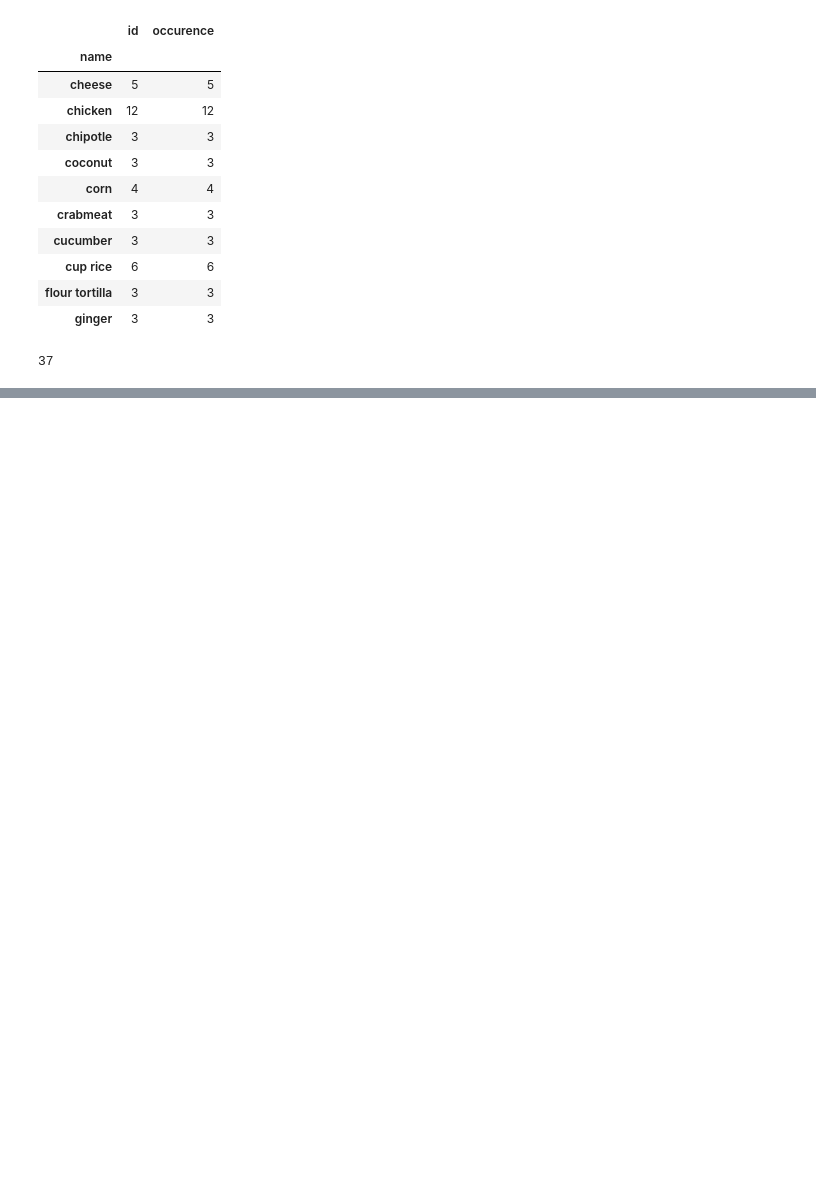
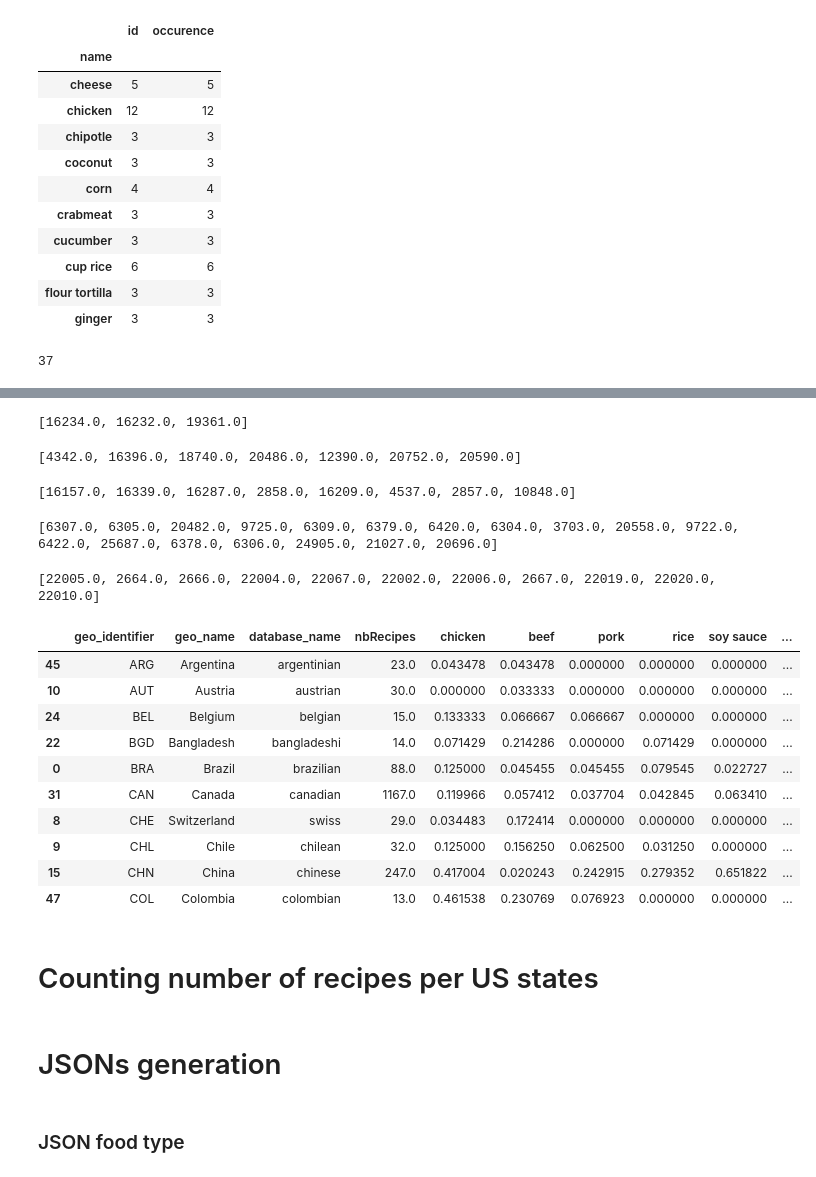
Before and after one commit to Rivollet/ADAProject, a Jupyter notebook: data-analysis/Ingredient_labelization.ipynb, the cells around one changed output, grey strips where cells are left out. Saved outputs shown, nothing was run; the diff lists cells and outputs as text; code cells hidden in the pictures; blank space fills up the shorter version.

Commit message:
Food types

```diff
--- a/data-analysis/Ingredient_labelization.ipynb
+++ b/data-analysis/Ingredient_labelization.ipynb
@@ -154,14 +273,12 @@ len(df_ingredients_duplicates)
 # %%
-def initialize_dataFrame(json_name):
+def initialize_dataFrame_countries(json_name):
     with open(json_name) as data_file:
         agg_data = json.load(data_file)
 
-    df_countries = pd.DataFrame(columns=['country name', 'country adj', 'total recipe num'])
-    df_countries.index.set_names('country tag')
+    df_countries = pd.DataFrame(columns=['geo_identifier', 'geo_name', 'database_name', 'nbRecipes'])
 
     for country in agg_data["per_country"]:
-        df_countries.set_value(country["geo_identifier"], "country name", country["geo_name"].lower())
-        df_countries.set_value(country["geo_identifier"], "country adj", country["database_name"])
-        df_countries.set_value(country["geo_identifier"], "total recipe num", country["nbRecipes"])
+        df_countries.loc[len(df_countries)] = pd.Series([country["geo_identifier"], country["geo_name"], country["database_name"], country["nbRecipes"]],
+               index=['geo_identifier', 'geo_name', 'database_name', 'nbRecipes'])
 
-    return df_countries.sort_index()
+    return df_countries.sort_values(by='geo_identifier', ascending=True)
@@ -197,0 +285,9 @@ def find_ingredient_ids(name):
+# %%
+df_countries = initialize_dataFrame_countries('fullAggregatedData.json')
+
+df_countries = df_countries[df_countries['database_name'] != 'chili']
+if(len(df_countries[df_countries["geo_identifier"] == 'invalid']) != 0):
+    ISR_index = df_countries[df_countries["geo_identifier"] == 'invalid'].index.values[0]
+    df_countries.set_value(ISR_index, 'geo_identifier', 'ISR')
+    df_countries.set_value(ISR_index, 'geo_name', 'Israel')
+    df_countries.sort_values(by='geo_identifier', ascending=True)
@@ -299,0 +440,2 @@ df_countries.sort_index()
+# %%
+df_countries_and_ingredients = df_countries.copy()
@@ -299,0 +462,36 @@ df_countries.sort_index()
+# %%
+fill_dataFrame_countries_ingredient(df_countries_and_ingredients, df_ingredients, 'mozzarella')
+# %% [output]
+[16234.0, 16232.0, 19361.0]
+# %%
+fill_dataFrame_countries_ingredient(df_countries_and_ingredients, df_ingredients, 'garlic')
+# %% [output]
+[4342.0, 16396.0, 18740.0, 20486.0, 12390.0, 20752.0, 20590.0]
+# %%
+fill_dataFrame_countries_ingredient(df_countries_and_ingredients, df_ingredients, 'butter')
+# %% [output]
+[16157.0, 16339.0, 16287.0, 2858.0, 16209.0, 4537.0, 2857.0, 10848.0]
+# %%
+fill_dataFrame_countries_ingredient(df_countries_and_ingredients, df_ingredients, 'oil')
+# %% [output]
+[6307.0, 6305.0, 20482.0, 9725.0, 6309.0, 6379.0, 6420.0, 6304.0, 3703.0, 20558.0, 9722.0, 6422.0, 25687.0, 6378.0, 6306.0, 24905.0, 21027.0, 20696.0]
+# %%
+fill_dataFrame_countries_ingredient(df_countries_and_ingredients, df_ingredients, 'shrimp')
+# %% [output]
+[22005.0, 2664.0, 2666.0, 22004.0, 22067.0, 22002.0, 22006.0, 2667.0, 22019.0, 22020.0, 22010.0]
+# %%
+df_countries_and_ingredients.head(10)
+# %% [output]
+|  | geo_identifier | geo_name | database_name | nbRecipes | chicken | beef | pork | rice | soy sauce | ... |
+| 45 | ARG | Argentina | argentinian | 23.0 | 0.043478 | 0.043478 | 0.000000 | 0.000000 | 0.000000 | ... |
+| 10 | AUT | Austria | austrian | 30.0 | 0.000000 | 0.033333 | 0.000000 | 0.000000 | 0.000000 | ... |
+| 24 | BEL | Belgium | belgian | 15.0 | 0.133333 | 0.066667 | 0.066667 | 0.000000 | 0.000000 | ... |
+| 22 | BGD | Bangladesh | bangladeshi | 14.0 | 0.071429 | 0.214286 | 0.000000 | 0.071429 | 0.000000 | ... |
+| 0 | BRA | Brazil | brazilian | 88.0 | 0.125000 | 0.045455 | 0.045455 | 0.079545 | 0.022727 | ... |
+| 31 | CAN | Canada | canadian | 1167.0 | 0.119966 | 0.057412 | 0.037704 | 0.042845 | 0.063410 | ... |
+| 8 | CHE | Switzerland | swiss | 29.0 | 0.034483 | 0.172414 | 0.000000 | 0.000000 | 0.000000 | ... |
+| 9 | CHL | Chile | chilean | 32.0 | 0.125000 | 0.156250 | 0.062500 | 0.031250 | 0.000000 | ... |
+| 15 | CHN | China | chinese | 247.0 | 0.417004 | 0.020243 | 0.242915 | 0.279352 | 0.651822 | ... |
+| 47 | COL | Colombia | colombian | 13.0 | 0.461538 | 0.230769 | 0.076923 | 0.000000 | 0.000000 | ... |
+# %% [markdown]
+# Counting number of recipes per US states
@@ -299,0 +512,4 @@ df_countries.sort_index()
+# %% [markdown]
+# JSONs generation
+# %% [markdown]
+### JSON food type
```
Also changed, not shown: parts of 84 cells of this notebook.
